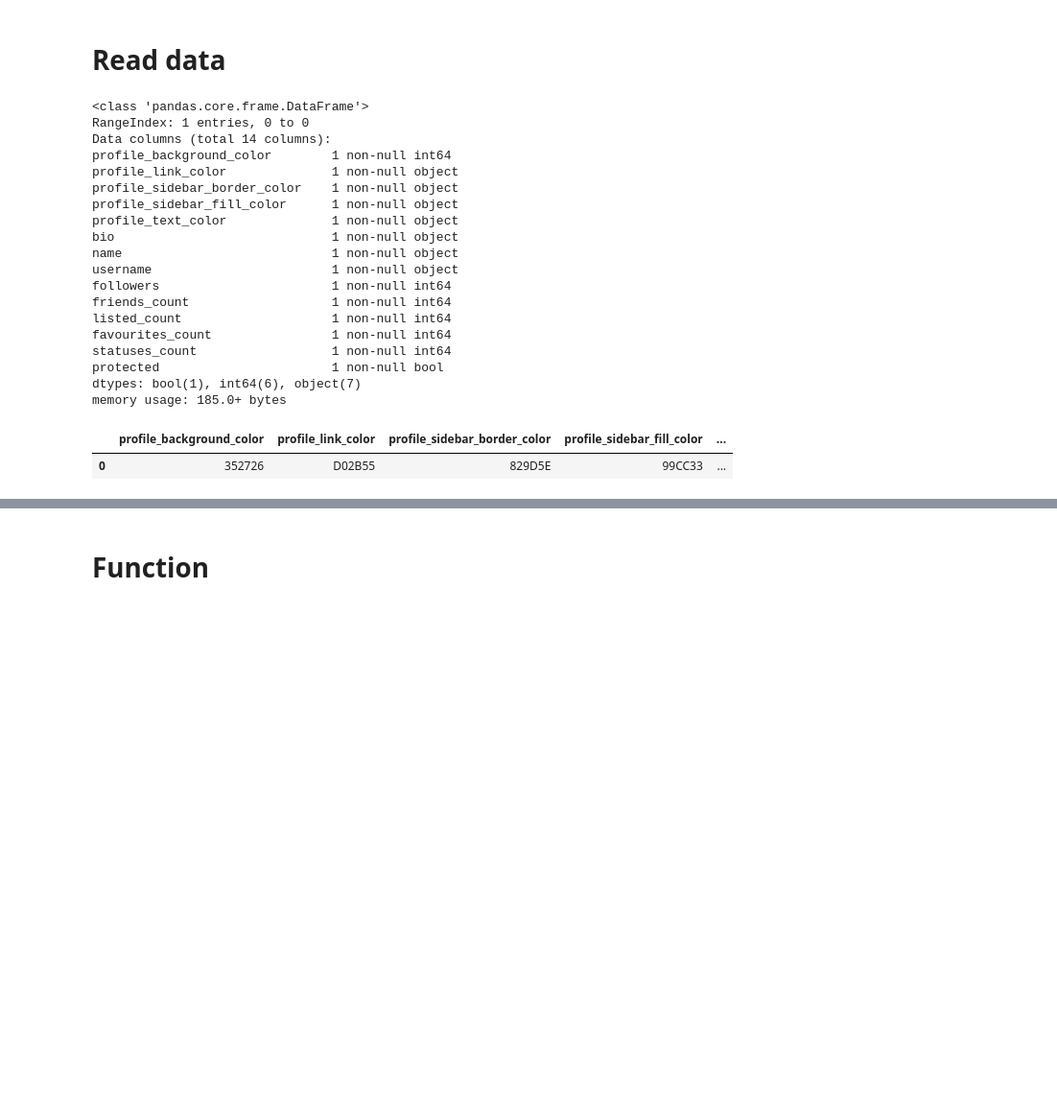
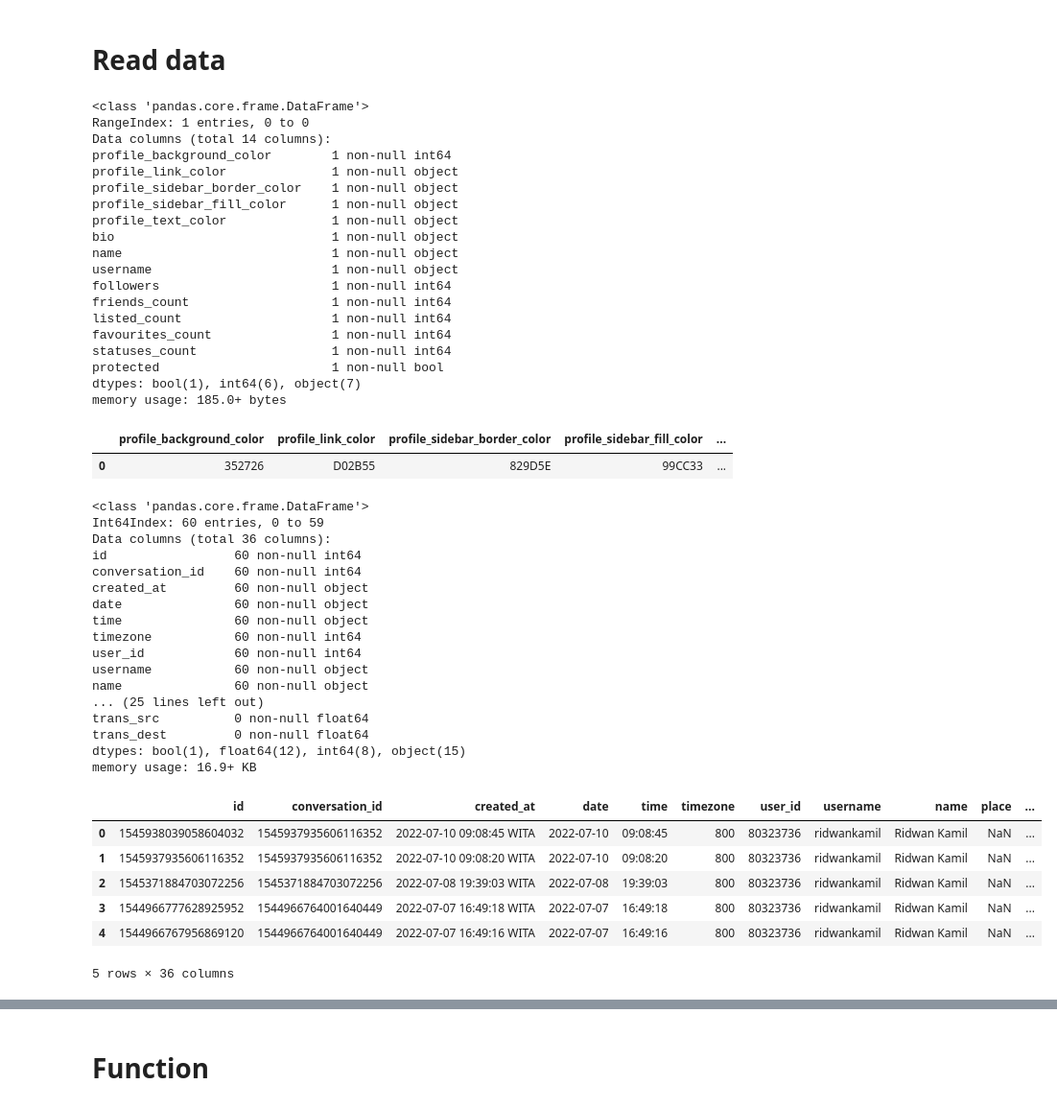
Before and after one commit to ir-nlp-csui/indotwittergender, a Jupyter notebook: jupyter-notebook/Feature Extraction.ipynb, the cells around one changed output, grey strips where cells are left out. Shown at 96% size. Saved outputs shown, nothing was run; the diff lists cells and outputs as text; code cells hidden in the pictures; blank space fills up the shorter version.

```diff
--- a/jupyter-notebook/Feature Extraction.ipynb
+++ b/jupyter-notebook/Feature Extraction.ipynb
@@ -33,31 +36,62 @@ import pickle
 # Read data
 # %%
 # sample data
+
 path = '../example-data/'
 df_prof = pd.read_excel(path + 'df_structured.xlsx')
 df_prof.info()
-df_prof.head()
+display(df_prof.head())
+
+df_tweet = pd.read_csv(path + 'ridwankamil.csv')
+df_tweet = df_tweet.drop_duplicates(subset=['tweet'])
+df_tweet = df_tweet.sort_values(by='created_at', ascending=False)
+df_tweet.info()
+df_tweet.head()
 # %% [output]
 <class 'pandas.core.frame.DataFrame'>
 RangeIndex: 1 entries, 0 to 0
 Data columns (total 14 columns):
 profile_background_color        1 non-null int64
 profile_link_color              1 non-null object
 profile_sidebar_border_color    1 non-null object
 profile_sidebar_fill_color      1 non-null object
 profile_text_color              1 non-null object
 bio                             1 non-null object
 name                            1 non-null object
 username                        1 non-null object
 followers                       1 non-null int64
 friends_count                   1 non-null int64
 listed_count                    1 non-null int64
 favourites_count                1 non-null int64
 statuses_count                  1 non-null int64
 protected                       1 non-null bool
 dtypes: bool(1), int64(6), object(7)
 memory usage: 185.0+ bytes
 |  | profile_background_color | profile_link_color | profile_sidebar_border_color | profile_sidebar_fill_color | ... |
 | 0 | 352726 | D02B55 | 829D5E | 99CC33 | ... |
+<class 'pandas.core.frame.DataFrame'>
+Int64Index: 60 entries, 0 to 59
+Data columns (total 36 columns):
+id                 60 non-null int64
+conversation_id    60 non-null int64
+created_at         60 non-null object
+date               60 non-null object
+time               60 non-null object
+timezone           60 non-null int64
+user_id            60 non-null int64
+username           60 non-null object
+name               60 non-null object
+... (25 lines left out)
+trans_src          0 non-null float64
+trans_dest         0 non-null float64
+dtypes: bool(1), float64(12), int64(8), object(15)
+memory usage: 16.9+ KB
+|  | id | conversation_id | created_at | date | time | timezone | user_id | username | name | place | ... |
+| 0 | 1545938039058604032 | 1545937935606116352 | 2022-07-10 09:08:45 WITA | 2022-07-10 | 09:08:45 | 800 | 80323736 | ridwankamil | Ridwan Kamil | NaN | ... |
+| 1 | 1545937935606116352 | 1545937935606116352 | 2022-07-10 09:08:20 WITA | 2022-07-10 | 09:08:20 | 800 | 80323736 | ridwankamil | Ridwan Kamil | NaN | ... |
+| 2 | 1545371884703072256 | 1545371884703072256 | 2022-07-08 19:39:03 WITA | 2022-07-08 | 19:39:03 | 800 | 80323736 | ridwankamil | Ridwan Kamil | NaN | ... |
+| 3 | 1544966777628925952 | 1544966764001640449 | 2022-07-07 16:49:18 WITA | 2022-07-07 | 16:49:18 | 800 | 80323736 | ridwankamil | Ridwan Kamil | NaN | ... |
+| 4 | 1544966767956869120 | 1544966764001640449 | 2022-07-07 16:49:16 WITA | 2022-07-07 | 16:49:16 | 800 | 80323736 | ridwankamil | Ridwan Kamil | NaN | ... |
+5 rows × 36 columns
 # %%
 # embedding model
```
Also changed, not shown: parts of 20 cells of this notebook.
